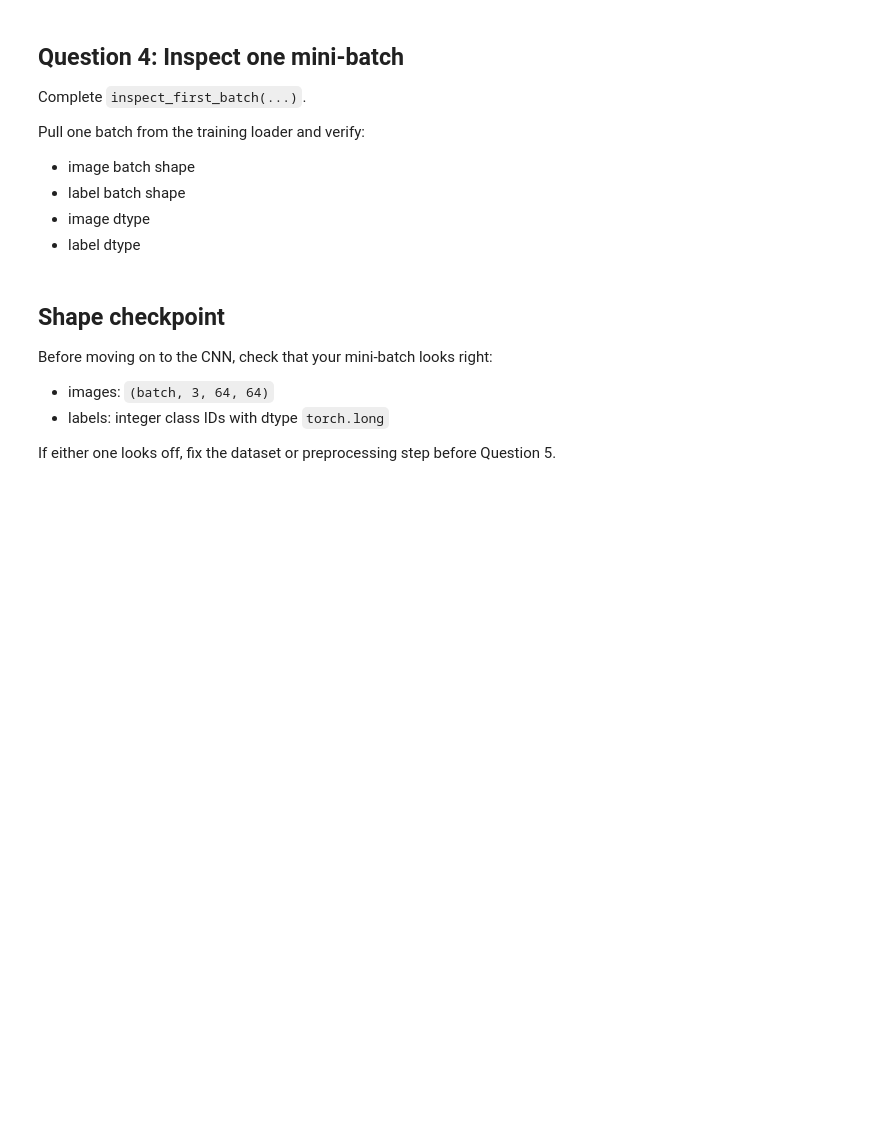
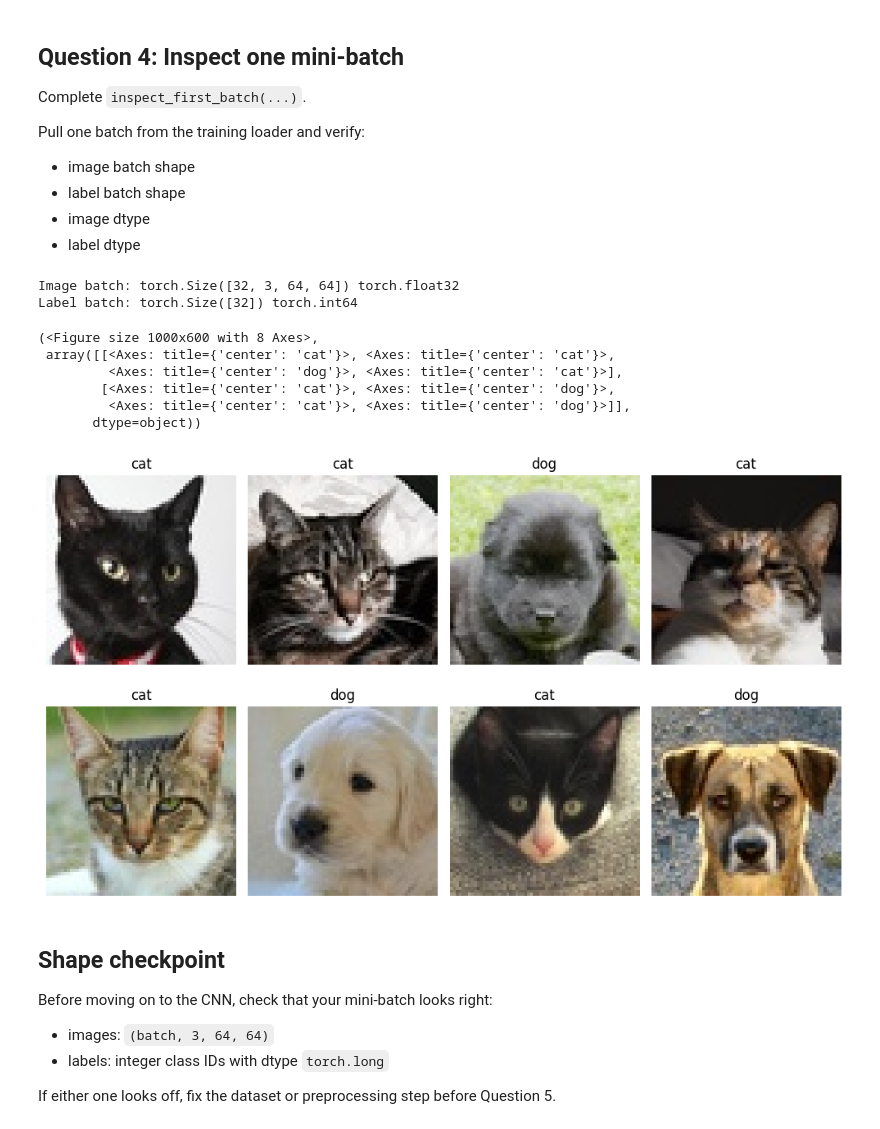
Before and after one commit to vgu-dsai-2026/lab-3-pytorch-Babaji1789, a Jupyter notebook: notebook.ipynb, the cells around one changed output. Cells and saved outputs as stored; diff of their text form; code cells hidden in the pictures; blank space fills up the shorter version.

```diff
--- a/notebook.ipynb
+++ b/notebook.ipynb
@@ -173,10 +178,12 @@ Your dataset should return:
 - an integer label tensor
 # %%
 def image_to_tensor(path: Path) -> torch.Tensor:
-    # TODO: open the image, convert to RGB, normalize to [0, 1],
-    # and permute to channel-first format (C, H, W).
-    # This mirrors the image preprocessing you already practiced in Lab 1.
-    raise NotImplementedError("Convert an image file into a float tensor.")
+    img = Image.open(path).convert("RGB")
+    img_np = np.array(img).astype(np.float32) / 255.0
+    img_tensor = torch.from_numpy(img_np)
+    img_tensor = img_tensor.permute(2, 0, 1)
+    return img_tensor
+
 
 class CatsDogsDataset(Dataset):
     def __init__(self, frame: pd.DataFrame, data_root: Path):
@@ -188,9 +195,10 @@ class CatsDogsDataset(Dataset):
 
     def __getitem__(self, index: int):
         row = self.frame.iloc[index]
-        # TODO: load the image tensor and return (image_tensor, label_tensor)
-        # The label should be a torch.long tensor containing the class index.
-        raise NotImplementedError("Complete __getitem__.")
+        full_path = self.data_root / row["filepath"]
+        image_tensor = image_to_tensor(full_path)
+        label_tensor = torch.tensor(row["label_id"], dtype=torch.long)
+        return image_tensor, label_tensor
 
 train_dataset = CatsDogsDataset(train_df, DATA_ROOT)
 first_image, first_label = train_dataset[0]
@@ -224,17 +234,19 @@ def build_dataloaders(
     seed: int = SEED,
     dataset_cls: type[Dataset] = CatsDogsDataset,
 ) -> tuple[DataLoader, DataLoader, DataLoader]:
-    # TODO: create train_dataset, val_dataset, and test_dataset with dataset_cls.
-    # Hint: each dataset should receive one split dataframe and data_root.
-    train_dataset = None
-    val_dataset = None
-    test_dataset = None
+    train_dataset = dataset_cls(train_df, data_root)
+    val_dataset = dataset_cls(val_df, data_root)
+    test_dataset = dataset_cls(test_df, data_root)
 
-    # TODO: build the three dataloaders.
-    # Hint: only the training loader should shuffle and use the seeded generator.
-    train_loader = None
-    val_loader = None
-    test_loader = None
+    local_generator = torch.Generator().manual_seed(seed)
+    train_loader = DataLoader(
+        train_dataset,
+        batch_size=batch_size,
+        shuffle=True,
+        generator=local_generator,
+    )
+    val_loader = DataLoader(val_dataset, batch_size=batch_size, shuffle=False)
+    test_loader = DataLoader(test_dataset, batch_size=batch_size, shuffle=False)
     return train_loader, val_loader, test_loader
 
 
@@ -262,30 +278,39 @@ Pull one batch from the training loader and verify:
 # %%
 def inspect_first_batch(loader: DataLoader) -> tuple[torch.Tensor, torch.Tensor]:
     if loader is None:
         raise ValueError("Complete Question 3 before inspecting a batch.")
 
     # TODO: read the first mini-batch from the loader.
-    batch_images = None
-    batch_labels = None
+    batch_images, batch_labels = next(iter(loader))
 
     print("Image batch:", batch_images.shape, batch_images.dtype)
     print("Label batch:", batch_labels.shape, batch_labels.dtype)
 
     assert batch_images.ndim == 4, "Batches of images should have shape (B, C, H, W)."
     assert batch_images.shape[1] == 3, "Color images should have 3 channels."
     assert batch_labels.dtype == torch.long, "Labels should be torch.long class indices."
     return batch_images, batch_labels
 
 
 batch_images, batch_labels = inspect_first_batch(train_loader)
 
 show_tensor_batch(
     batch_images[:8].cpu().numpy(),
     batch_labels[:8].cpu().numpy(),
     class_names=LABELS,
     max_items=8,
     ncols=4,
 )
+# %% [output]
+Image batch: torch.Size([32, 3, 64, 64]) torch.float32
+Label batch: torch.Size([32]) torch.int64
+(<Figure size 1000x600 with 8 Axes>,
+ array([[<Axes: title={'center': 'cat'}>, <Axes: title={'center': 'cat'}>,
+         <Axes: title={'center': 'dog'}>, <Axes: title={'center': 'cat'}>],
+        [<Axes: title={'center': 'cat'}>, <Axes: title={'center': 'dog'}>,
+         <Axes: title={'center': 'cat'}>, <Axes: title={'center': 'dog'}>]],
+       dtype=object))
+[figure, added]
 # %% [markdown]
 ## Shape checkpoint
 
```
Also changed, not shown: parts of 10 cells of this notebook.
